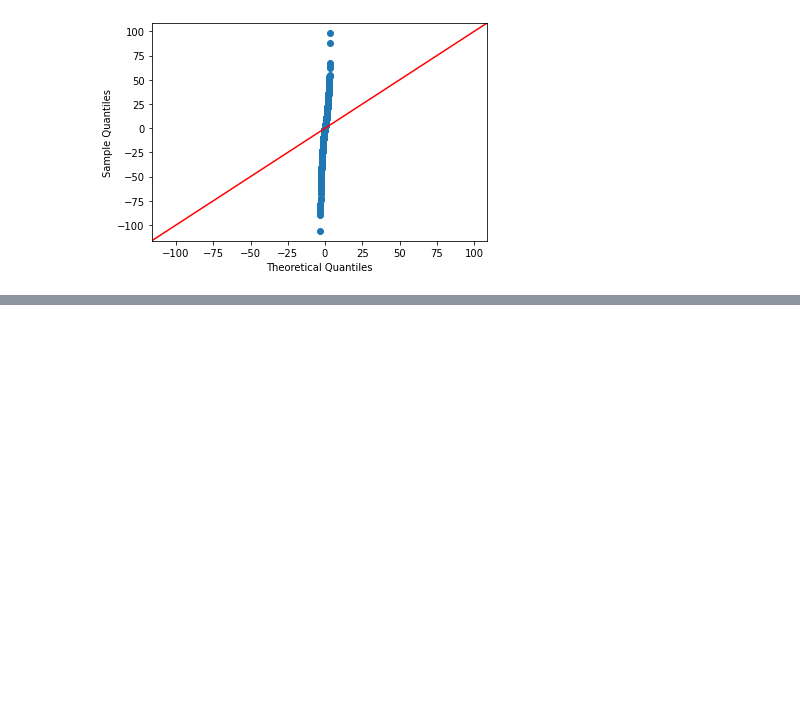
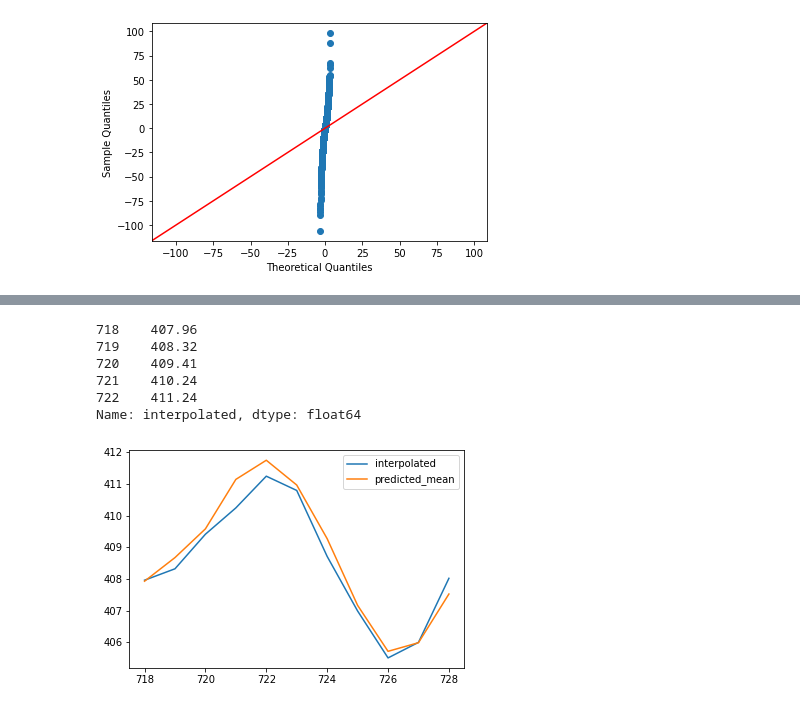
Before and after one commit to jsanz81/Bootcamp_Abril2023, a Jupyter notebook: 06_Series_Temporales/Series_Temporales_V1.ipynb, the cells around one changed output, grey strips where cells are left out. Drawn from its saved outputs; the diff is of its cells as text; code cells hidden in the pictures; blank space fills up the shorter version.

```diff
--- a/06_Series_Temporales/Series_Temporales_V1.ipynb
+++ b/06_Series_Temporales/Series_Temporales_V1.ipynb
@@ -282,0 +472,6 @@ qqplot(residuos,line="45");
+# %%
+Train=dfco2["interpolated"].iloc[:718]
+Test=dfco2["interpolated"].iloc[718:]
+# %%
+MOdelo_entrenar=SARIMAX(Train,order=(0,1,1),seasonal_order=(1,0,1,12)).fit()
+MOdelo_entrenar.summary()
@@ -282,0 +498,2 @@ qqplot(residuos,line="45");
+# %%
+predicciones=MOdelo_entrenar.predict(start=len(Train),end=len(Train)+len(Test)-1)
@@ -282,0 +515,15 @@ qqplot(residuos,line="45");
+# %%
+Test.head()
+# %% [output]
+718    407.96
+719    408.32
+720    409.41
+721    410.24
+722    411.24
+Name: interpolated, dtype: float64
+# %%
+Test.plot(legend=True)
+predicciones.plot(legend=True)
+plt.show();
+# %% [output]
+[figure, added]
```
Also changed, not shown: parts of 22 cells of this notebook.
